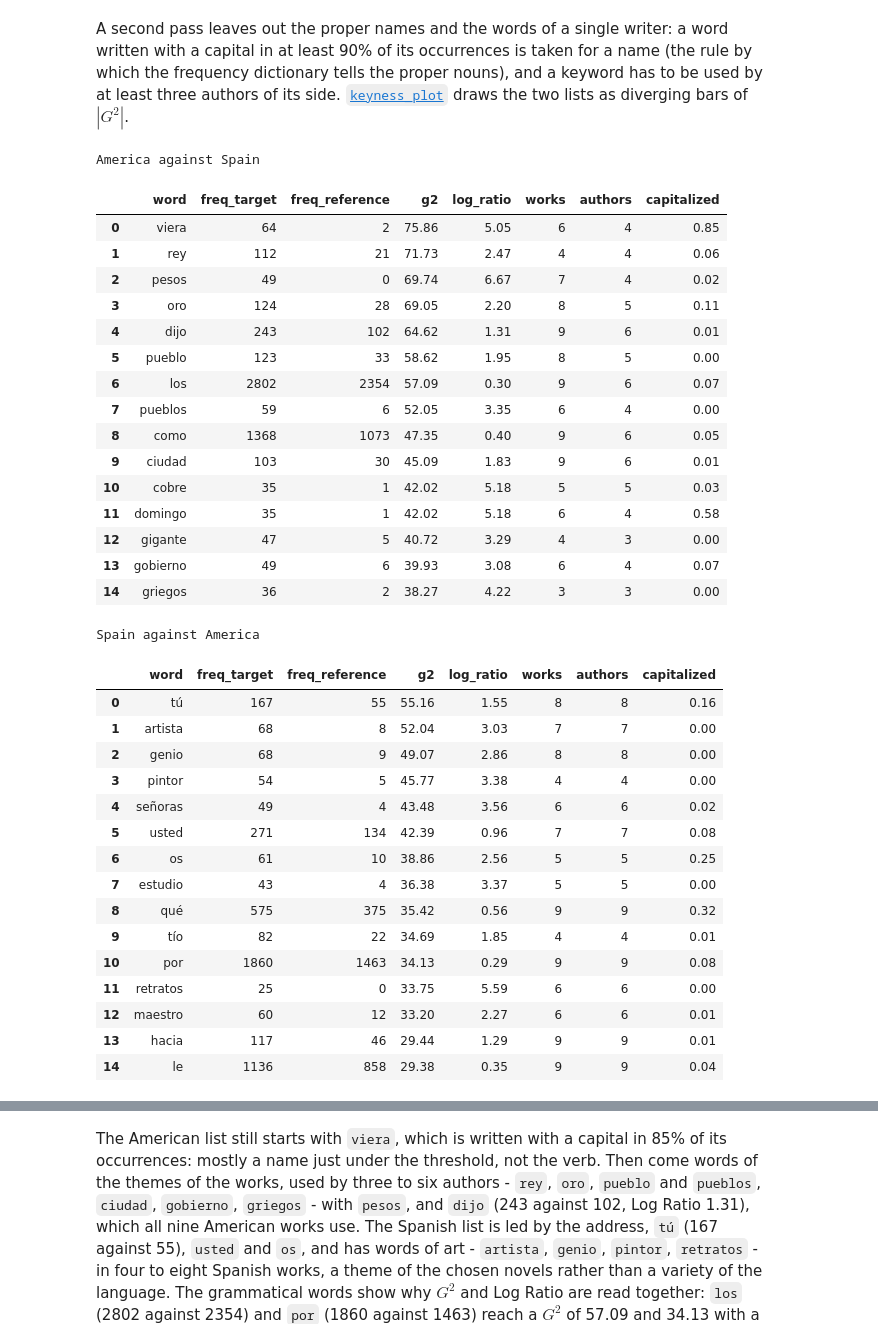
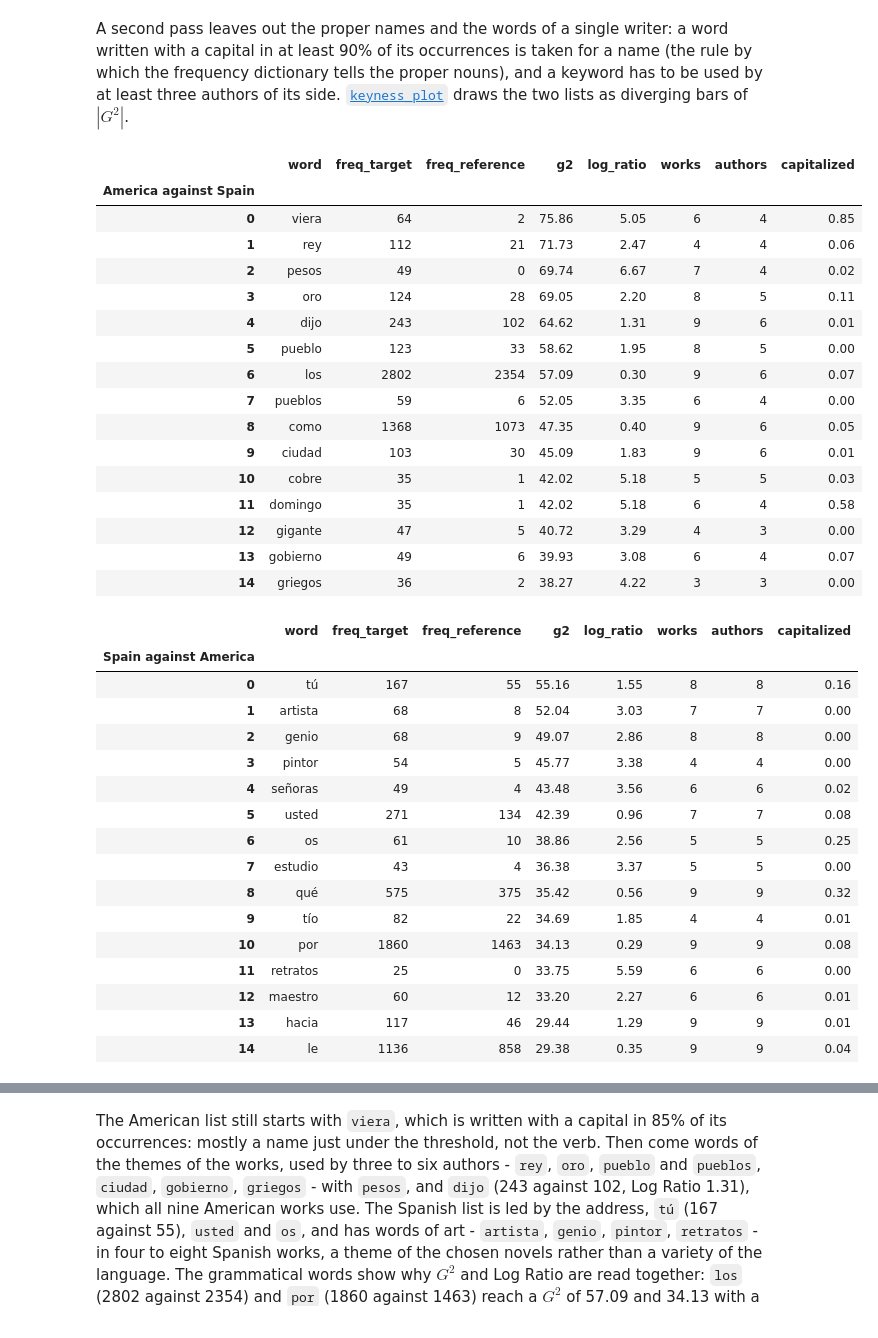
Before and after one commit to SergeyShk/esTS, a Jupyter notebook: examples/04_corpus_measures.ipynb, the cells around one changed output, grey strips where cells are left out. Saved outputs shown, nothing was run; the diff lists cells and outputs as text; code cells hidden in the pictures.

```diff
--- a/examples/04_corpus_measures.ipynb
+++ b/examples/04_corpus_measures.ipynb
@@ -245,22 +253,20 @@ A second pass leaves out the proper names and the words of a single writer: a wo
 # %%
 def common(keywords, records, min_authors=3):
     """Keywords that are not names and are used by at least min_authors authors"""
     return [
         keyword
         for keyword in keywords
         if capitalized[keyword.word] < 0.9 and authors(keyword.word, records) >= min_authors
     ]
 
 
 america_common = common(america_keys, america)
 spain_common = common(spain_keys, spain)
-print("America against Spain")
-display(keyword_table(america_common[:15], america))
-print("Spain against America")
-display(keyword_table(spain_common[:15], spain))
+display(keyword_table(america_common[:15], america, "America against Spain"))
+display(keyword_table(spain_common[:15], spain, "Spain against America"))
 # %% [output]
-America against Spain
 |  | word | freq_target | freq_reference | g2 | log_ratio | works | authors | capitalized |
+| America against Spain |  |  |  |  |  |  |  |  |
 | 0 | viera | 64 | 2 | 75.86 | 5.05 | 6 | 4 | 0.85 |
 | 1 | rey | 112 | 21 | 71.73 | 2.47 | 4 | 4 | 0.06 |
 | 2 | pesos | 49 | 0 | 69.74 | 6.67 | 7 | 4 | 0.02 |
@@ -276,8 +282,8 @@ America against Spain
 | 12 | gigante | 47 | 5 | 40.72 | 3.29 | 4 | 3 | 0.00 |
 | 13 | gobierno | 49 | 6 | 39.93 | 3.08 | 6 | 4 | 0.07 |
 | 14 | griegos | 36 | 2 | 38.27 | 4.22 | 3 | 3 | 0.00 |
-Spain against America
 |  | word | freq_target | freq_reference | g2 | log_ratio | works | authors | capitalized |
+| Spain against America |  |  |  |  |  |  |  |  |
 | 0 | tú | 167 | 55 | 55.16 | 1.55 | 8 | 8 | 0.16 |
 | 1 | artista | 68 | 8 | 52.04 | 3.03 | 7 | 7 | 0.00 |
 | 2 | genio | 68 | 9 | 49.07 | 2.86 | 8 | 8 | 0.00 |
```
Also changed, not shown: parts of 17 cells of this notebook, 11 other files.
